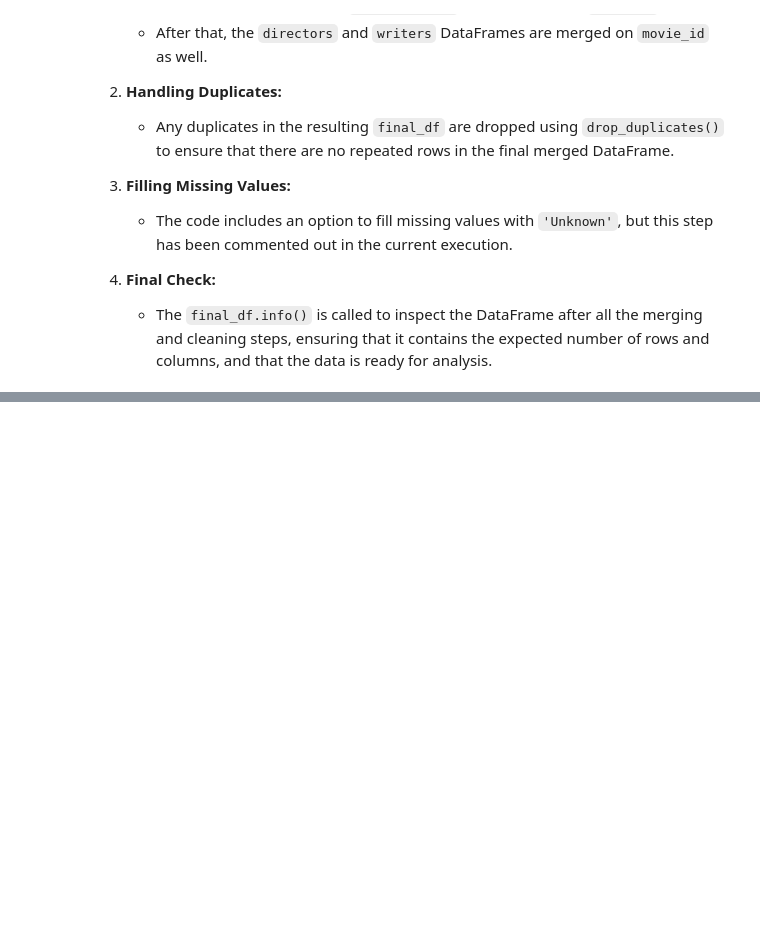
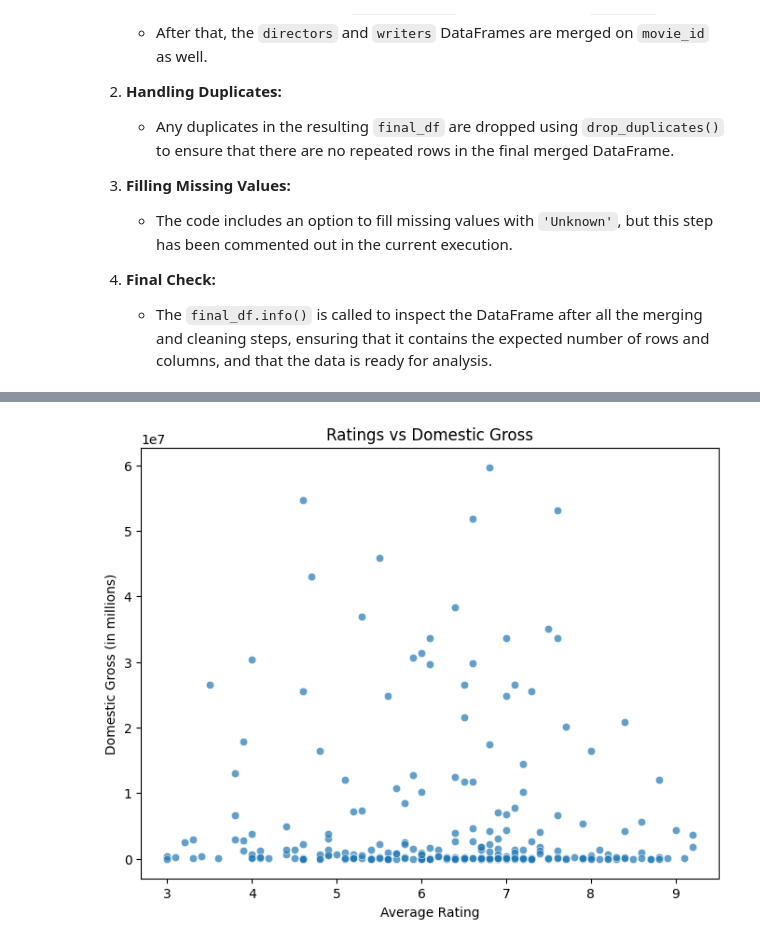
Before and after one commit to mwakad/box-office-movie-insights, a Jupyter notebook: notebooks/gerald.ipynb, the cells around one changed output, grey strips where cells are left out. Cells and saved outputs as stored; diff of their text form; code cells hidden in the pictures; blank space fills up the shorter version.

```diff
--- a/notebooks/gerald.ipynb
+++ b/notebooks/gerald.ipynb
@@ -435,0 +465,10 @@ plt.show()
+# %%
+# Ratings vs Earnings
+plt.figure(figsize=(8, 6))
+sns.scatterplot(data=final_df, x='averagerating', y='domestic_gross', alpha=0.7)
+plt.title('Ratings vs Domestic Gross')
+plt.xlabel('Average Rating')
+plt.ylabel('Domestic Gross (in millions)')
+plt.show()
+# %% [output]
+[figure, added]
```
Also changed, not shown: parts of 35 cells of this notebook.
